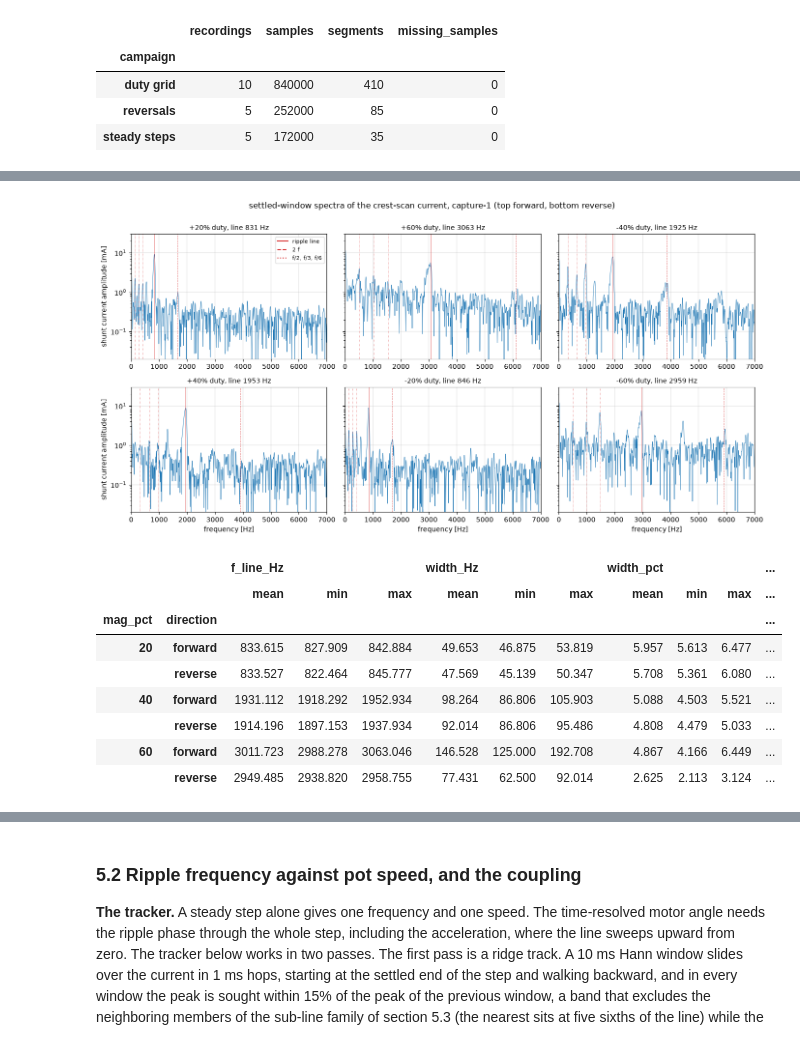
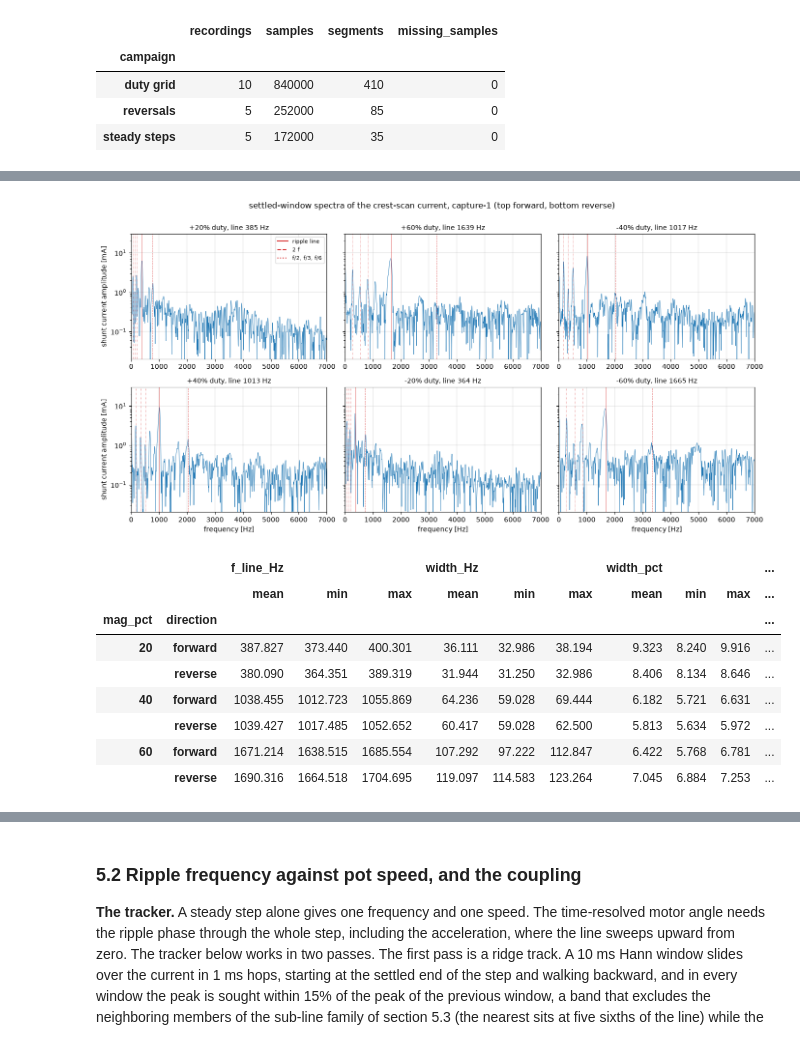
Before and after one commit to OpenServoCore/open-servo-core, a Jupyter notebook: notebooks/06-gear-train.ipynb, the cells around one changed output, grey strips where cells are left out. Saved outputs shown, nothing was run; the diff lists cells and outputs as text; code cells hidden in the pictures.

```diff
--- a/notebooks/06-gear-train.ipynb
+++ b/notebooks/06-gear-train.ipynb
@@ -225,8 +339,13 @@ def by_number(paths):
     return sorted(paths, key=lambda p: int(p.name.split("-")[1]))
 
 def load_recording(path):
+    # One recording = sweep.csv.gz (per-tick samples) + meta.json (settings).
+    # Derived columns: duty_pct (signed percent), mag_pct (rounded magnitude),
+    # and the per-recording baseline constants bias (shunt amplifier offset),
+    # vb (terminal A rest reading), vb_b (terminal B rest reading).
     df = pd.read_csv(path / "sweep.csv.gz")
     meta = json.loads((path / "meta.json").read_text())
+    CH.check_meta(meta, path)
     df["duty_pct"] = df["cmd_duty_q15"] * 100.0 / Q15
     df["mag_pct"] = df["duty_pct"].abs().round().astype(int)
     base = df[df["seg"] == 0]
@@ -239,9 +358,9 @@ def load_recording(path):
 def load_campaign(name):
     return {d.name: load_recording(d) for d in by_number((TELEMETRY / name).glob("capture-*"))}
 
-ripple = load_campaign("ripple")
-reversal = load_campaign("reversal")
-grid = load_campaign("2s")
+ripple = load_campaign("ripple-usb")
+reversal = load_campaign("reversal-usb")
+grid = load_campaign("usb")
 campaigns = {"steady steps": ripple, "reversals": reversal, "duty grid": grid}
 
 def flip_pairs(meta):
@@ -264,9 +383,11 @@ for cname, recs in campaigns.items():
     rows.append({
         "campaign": cname,
         "recordings": len(recs),
-        "VB [V]": np.mean(vbs) * V_ADC_PER_COUNT,
-        "VB spread [counts]": max(vbs + vbb) - min(vbs + vbb),
-        "VB minus nominal [mV]": (np.mean(vbs) * V_ADC_PER_COUNT - VB_NOM_V) * 1e3,
+        "VB_A [counts]": np.mean(vbs),
+        "VB_B [counts]": np.mean(vbb),
+        "B minus A [counts]": np.mean(vbb) - np.mean(vbs),
+        "VB_A spread over recordings [counts]": max(vbs) - min(vbs),
+        "VB_A minus nominal [mV]": (np.mean(vbs) * CH.v_adc_per_count - CH.vb_nom_v) * 1e3,
         "current bias [counts]": np.mean([df["bias"].iloc[0] for df, _ in recs.values()]),
         "position noise [counts rms]": np.mean([df["pos_noise"].iloc[0] for df, _ in recs.values()]),
         "flips per recording": len(flip_pairs(next(iter(recs.values()))[1])) if cname == "reversals" else 0,
@@ -391,7 +586,7 @@ def settled(seg):
 
 def pot_speed(seg):
     # Least-squares slope of the wiper over the window, in wiper V/s.
-    p = seg["pos"].to_numpy() * V_ADC_PER_COUNT
+    p = seg["pos"].to_numpy() * CH.v_adc_per_count
     return np.polyfit(np.arange(len(p)) * DT, p, 1)[0]
 
 def step_line(seg):
@@ -404,7 +599,7 @@ def step_line(seg):
     for label, k in [("2f", 2.0), ("f/2", 0.5), ("f/3", 1 / 3), ("f/6", 1 / 6)]:
         _, a = interp_peak(f, X, k * fr * 0.95, k * fr * 1.05)
         ratios[label] = a / amp
-    vt = DIV_RATIO * (st["vmotor_a"].to_numpy() - st["vmotor_b"].to_numpy()).astype(float)
+    vt = CH.div_ratio * (st["vmotor_a"].to_numpy() - st["vmotor_b"].to_numpy()).astype(float)
     ft, Xt = line_spectrum(vt)
     _, amp_t = interp_peak(ft, Xt, fr * 0.97, fr * 1.03)
     xb = st["current_trough"].to_numpy().astype(float) - st["bias"].iloc[0]
@@ -415,14 +610,14 @@ def step_line(seg):
         "mag_pct": int(seg["mag_pct"].iloc[0]),
         "f_line_Hz": fr,
         "amp_counts": amp,
-        "amp_mA": amp * A_PER_COUNT * 1e3,
+        "amp_mA": amp * CH.a_per_count * 1e3,
         "noise_floor_counts": noise,
         "width_Hz": half_width(f, X, fr),
         "width_pct": half_width(f, X, fr) / fr * 100,
         "line_over_floor": amp / noise,
-        "mean_current_A": x.mean() * A_PER_COUNT,
+        "mean_current_A": x.mean() * CH.a_per_count,
         "pot_speed_Vps": pot_speed(st),
-        "terminal_ripple_mV": amp_t * V_ADC_PER_COUNT * 1e3,
+        "terminal_ripple_mV": amp_t * CH.v_adc_per_count * 1e3,
         "brake_window_ripple_counts": amp_b,
         **{f"ratio_{k}": v for k, v in ratios.items()},
     }
@@ -440,41 +635,41 @@ lines["cycles_per_V"] = lines["f_line_Hz"] / lines["pot_speed_Vps"].abs()
 name, (df, meta) = next(iter(ripple.items()))
 fig, axes = plt.subplots(2, 3, figsize=(14, 7), sharey=True)
 for ax, (seg_id, seg) in zip(axes.T.flatten(), df[df["seg"] > 0].groupby("seg")):
     st = settled(seg)
     x = st["current_raw"].to_numpy().astype(float) - st["bias"].iloc[0]
     f, X = line_spectrum(x)
     fr = lines[(lines["recording"] == name) & (lines["seg"] == seg_id)]["f_line_Hz"].iloc[0]
-    ax.semilogy(f, X * A_PER_COUNT * 1e3, lw=0.6, color="tab:blue")
+    ax.semilogy(f, X * CH.a_per_count * 1e3, lw=0.6, color="tab:blue")
     for k, ls in [(1, "-"), (2, "--"), (0.5, ":"), (1 / 3, ":"), (1 / 6, ":")]:
         ax.axvline(k * fr, color="tab:red", lw=0.7, ls=ls, alpha=0.7)
     ax.set_xlim(0, 7000)
     ax.set_ylim(0.02, 30)
     ax.set_title(f"{seg['duty_pct'].iloc[0]:+.0f}% duty, line {fr:.0f} Hz", fontsize=10)
     ax.grid(True, lw=0.3)
 for ax in axes[1]:
     ax.set_xlabel("frequency [Hz]")
 for ax in axes[:, 0]:
     ax.set_ylabel("shunt current amplitude [mA]")
 axes[0, 0].plot([], [], "-", color="tab:red", label="ripple line")
 axes[0, 0].plot([], [], "--", color="tab:red", label="2 f")
 axes[0, 0].plot([], [], ":", color="tab:red", label="f/2, f/3, f/6")
 axes[0, 0].legend(fontsize=8, loc="upper right")
 fig.suptitle(f"settled-window spectra of the crest-scan current, {name} (top forward, bottom reverse)", y=1.0)
 plt.tight_layout()
 plt.show()
 
 cols = ["f_line_Hz", "width_Hz", "width_pct", "amp_mA", "line_over_floor", "mean_current_A", "pot_speed_Vps"]
 tab = lines.groupby(["mag_pct", "direction"])[cols].agg(["mean", "min", "max"]).round(3)
 tab[("tone_width_Hz", "floor")] = round(tone_width(), 1)
 tab
 # %% [output]
-[figure, old version]
+[figure, new version]
 |  |  | f_line_Hz |  |  | width_Hz |  |  | width_pct |  |  | ... |
 |  |  | mean | min | max | mean | min | max | mean | min | max | ... |
 | mag_pct | direction |  |  |  |  |  |  |  |  |  | ... |
-| 20 | forward | 833.615 | 827.909 | 842.884 | 49.653 | 46.875 | 53.819 | 5.957 | 5.613 | 6.477 | ... |
-|  | reverse | 833.527 | 822.464 | 845.777 | 47.569 | 45.139 | 50.347 | 5.708 | 5.361 | 6.080 | ... |
-| 40 | forward | 1931.112 | 1918.292 | 1952.934 | 98.264 | 86.806 | 105.903 | 5.088 | 4.503 | 5.521 | ... |
-|  | reverse | 1914.196 | 1897.153 | 1937.934 | 92.014 | 86.806 | 95.486 | 4.808 | 4.479 | 5.033 | ... |
-| 60 | forward | 3011.723 | 2988.278 | 3063.046 | 146.528 | 125.000 | 192.708 | 4.867 | 4.166 | 6.449 | ... |
-|  | reverse | 2949.485 | 2938.820 | 2958.755 | 77.431 | 62.500 | 92.014 | 2.625 | 2.113 | 3.124 | ... |
+| 20 | forward | 387.827 | 373.440 | 400.301 | 36.111 | 32.986 | 38.194 | 9.323 | 8.240 | 9.916 | ... |
+|  | reverse | 380.090 | 364.351 | 389.319 | 31.944 | 31.250 | 32.986 | 8.406 | 8.134 | 8.646 | ... |
+| 40 | forward | 1038.455 | 1012.723 | 1055.869 | 64.236 | 59.028 | 69.444 | 6.182 | 5.721 | 6.631 | ... |
+|  | reverse | 1039.427 | 1017.485 | 1052.652 | 60.417 | 59.028 | 62.500 | 5.813 | 5.634 | 5.972 | ... |
+| 60 | forward | 1671.214 | 1638.515 | 1685.554 | 107.292 | 97.222 | 112.847 | 6.422 | 5.768 | 6.781 | ... |
+|  | reverse | 1690.316 | 1664.518 | 1704.695 | 119.097 | 114.583 | 123.264 | 7.045 | 6.884 | 7.253 | ... |
```
Also changed, not shown: parts of 40 cells of this notebook.
